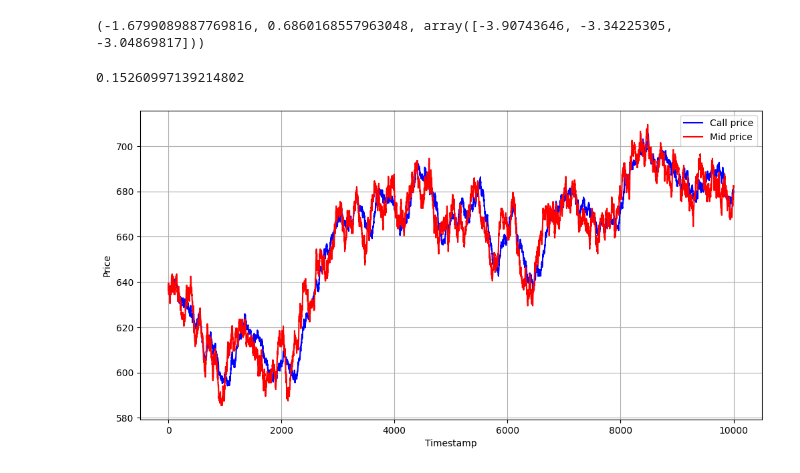
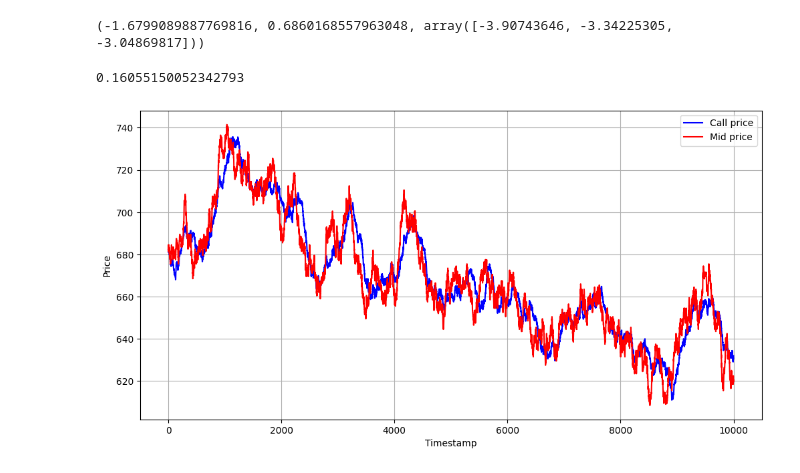
Before and after one commit to levladiator/Prosperity, a Jupyter notebook: src/csvAnalyzer.ipynb, the cells around one changed output. Saved outputs shown, nothing was run; the diff lists cells and outputs as text; code cells hidden in the pictures.

```diff
--- a/src/csvAnalyzer.ipynb
+++ b/src/csvAnalyzer.ipynb
@@ -187,7 +187,7 @@ def implied_volatility_call(C, S, K, T, r, tol=0.0001,
 
     return sigma
 # %%
-csv_file_path = "./data/round_4/prices_round_4_day_1.csv"
+csv_file_path = "./data/round_4/prices_round_4_day_2.csv"
 # csv_file_path = "./data/other/round_4_test_2024.csv"
 df = pd.read_csv(csv_file_path, sep=';')
 
@@ -200,32 +200,32 @@ for prod in products:
     data[prod] = df[df['product'] == prod]
 
 volatilities = []
 call_prices = []
 
 for i in range(10000):
     S = data["COCONUT"]["mid_price"].values[i]  # Current price of the underlying asset
     K = 10000  # Strike price
     T = 250 / 252    # Time to expiration (in years)
     r = 0.0# Risk-free interest rate
 
     if i > 0:
         if i > 200:
             volatilities.pop(0)
         sigma = np.mean(volatilities)
         call_price = black_scholes_call(S, K, T, r, sigma)
         call_prices.append(call_price)
     volatilities.append(implied_volatility_call(data["COCONUT_COUPON"]["mid_price"].values[i], S, K, T, r))
 
 
 print(np.mean(volatilities))
 plt.figure(figsize=(12, 6))
 plt.plot(call_prices[:], marker='', linestyle='-', color='b', label="Call price")
 plt.plot(data["COCONUT_COUPON"]["mid_price"].values[:], marker='', linestyle='-', color='r', label="Mid price")
 plt.xlabel("Timestamp")
 plt.ylabel("Price"),
 plt.legend()
 plt.grid(True)
 plt.show()
 # %% [output]
-0.15260997139214802
+0.16055150052342793
-[figure, old version]
+[figure, new version]
```
Also changed, not shown: 1 other file.
